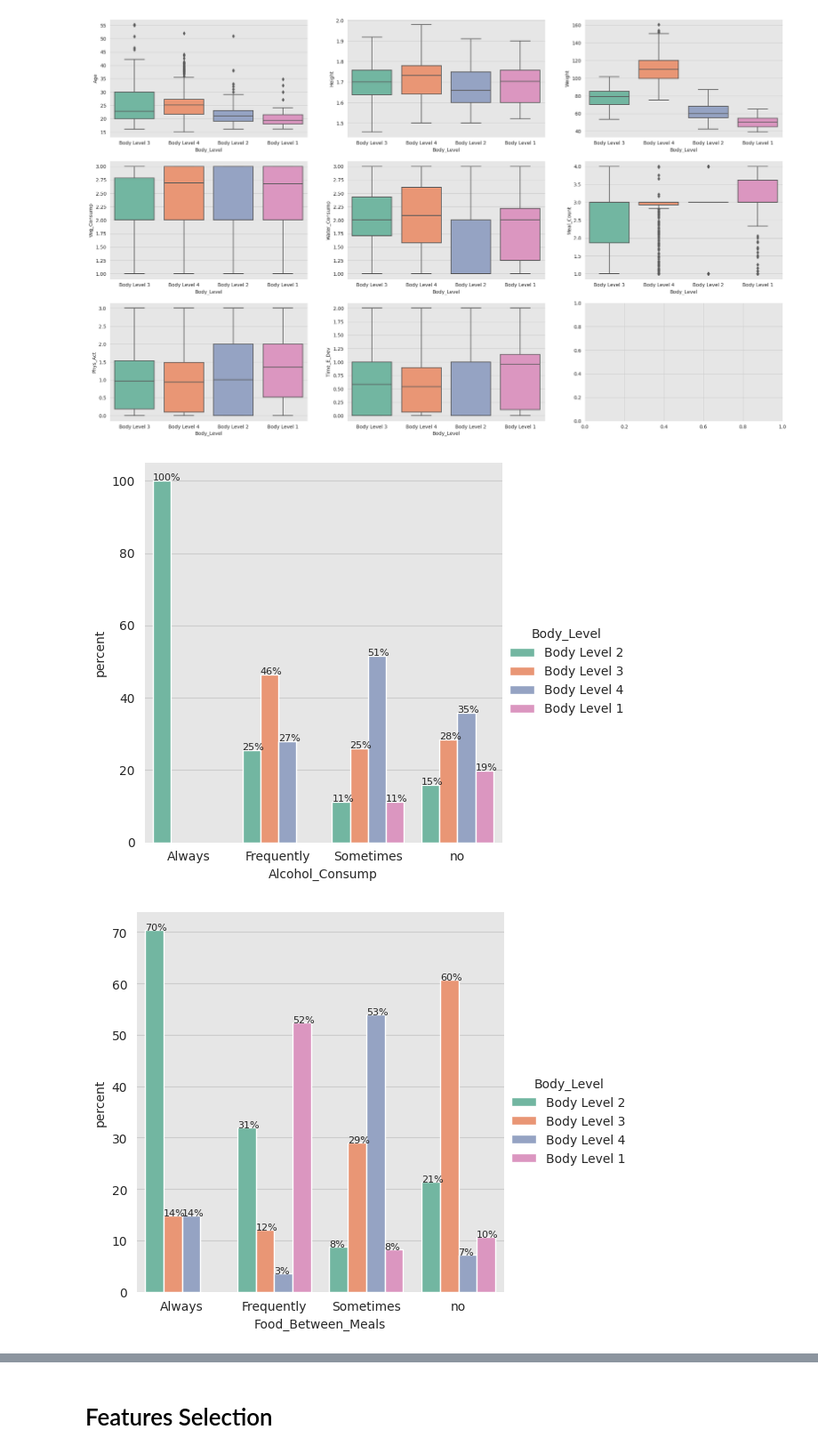
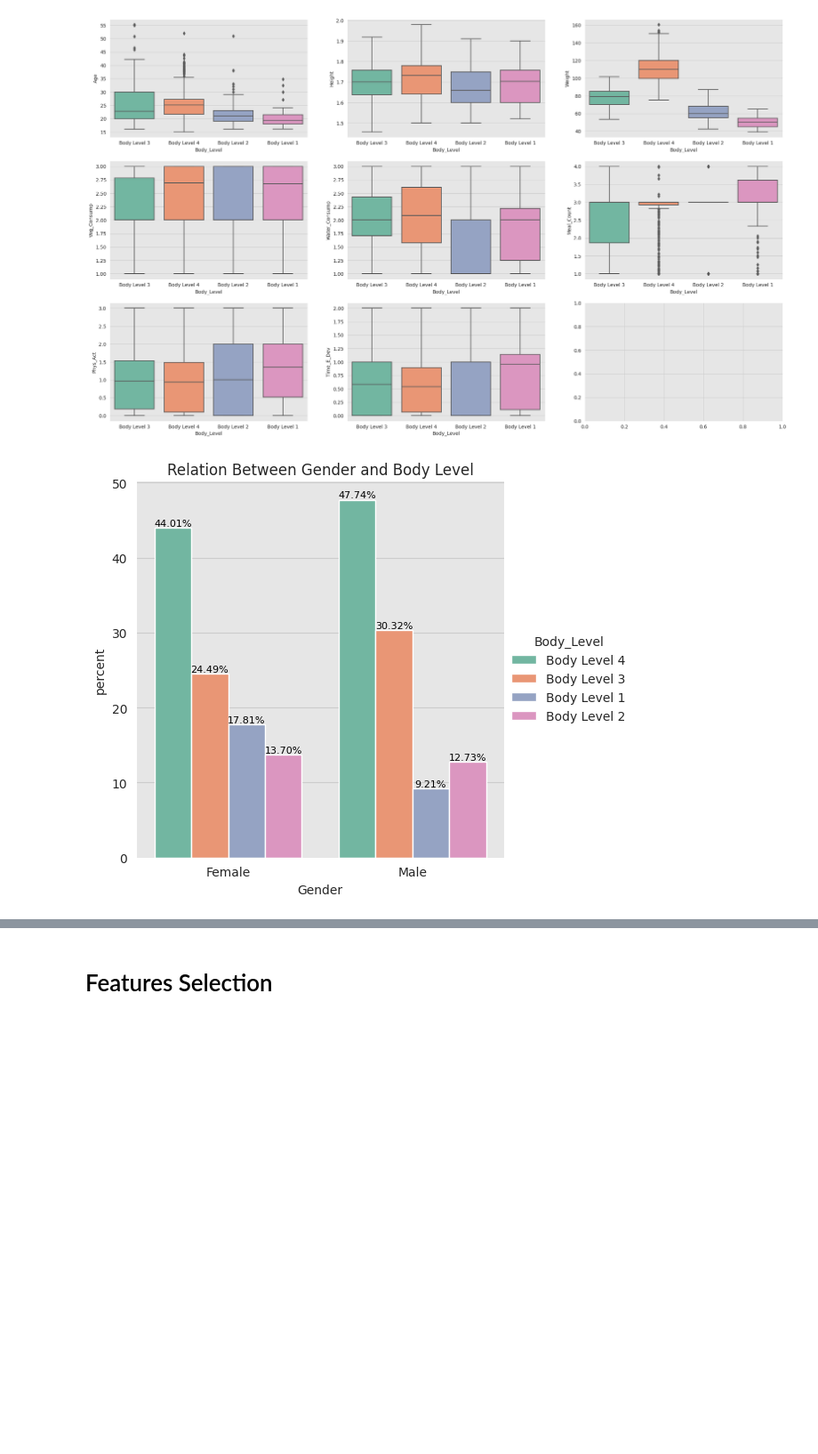
Before and after one commit to yahia3200/Body-Level-Classification, a Jupyter notebook: notebooks/dataset_analysis.ipynb, the cells around one changed output, grey strips where cells are left out. Shown at 89% size. Saved outputs shown, nothing was run; the diff lists cells and outputs as text; code cells hidden in the pictures; blank space fills up the shorter version.

Commit message:
add gender plot

```diff
--- a/notebooks/dataset_analysis.ipynb
+++ b/notebooks/dataset_analysis.ipynb
@@ -141,26 +141,22 @@ plt.savefig('../figures/dataset_analysis/numerical_features_boxplot.png',
 # %% [output]
 [figure]
 # %%
-# relationship between categorical features and target variable
+# relationship between gender features and target variable
 
-for i, feature in enumerate(categorical_features):
-    df = data.groupby(feature)[target].value_counts(normalize=True)
-    df = df.mul(100)
-    df = df.rename('percent').reset_index()
+df = data.groupby('Gender')[target].value_counts(normalize=True)
+df = df.mul(100)
+df = df.rename('percent').reset_index()
 
-    g = sns.catplot(x=feature, y='percent', hue=target,
-                    kind='bar', data=df, palette='Set2')
-    # g.ax.set_ylim(0,100)
+g = sns.catplot(x='Gender', y='percent', hue=target,
+                kind='bar', data=df, palette='Set2')
 
-    for p in g.ax.patches:
-        if not np.isnan(p.get_height()):
-            # print(p.get_height())
-            txt = str(int(p.get_height())) + '%'
-            txt_x = p.get_x()
-            txt_y = p.get_height()
-            g.ax.text(txt_x, txt_y, txt, fontdict={"fontsize": 8})
+# add percentages
+for p in g.ax.patches:
+    g.ax.text(p.get_x() + p.get_width()/2., p.get_height(), '{:1.2f}%'.format(p.get_height()),
+              fontsize=8, color='black', ha='center', va='bottom')
 
-    plt.show()
+plt.title('Relation Between Gender and Body Level')
+plt.savefig('../figures/dataset_analysis/gender_vs_target.png',
+            dpi=300, bbox_inches='tight')
 # %% [output]
-[figure, old version]
+[figure, new version]
-[figure, removed]
```
Also changed, not shown: parts of 1 cell of this notebook, 1 other file.
